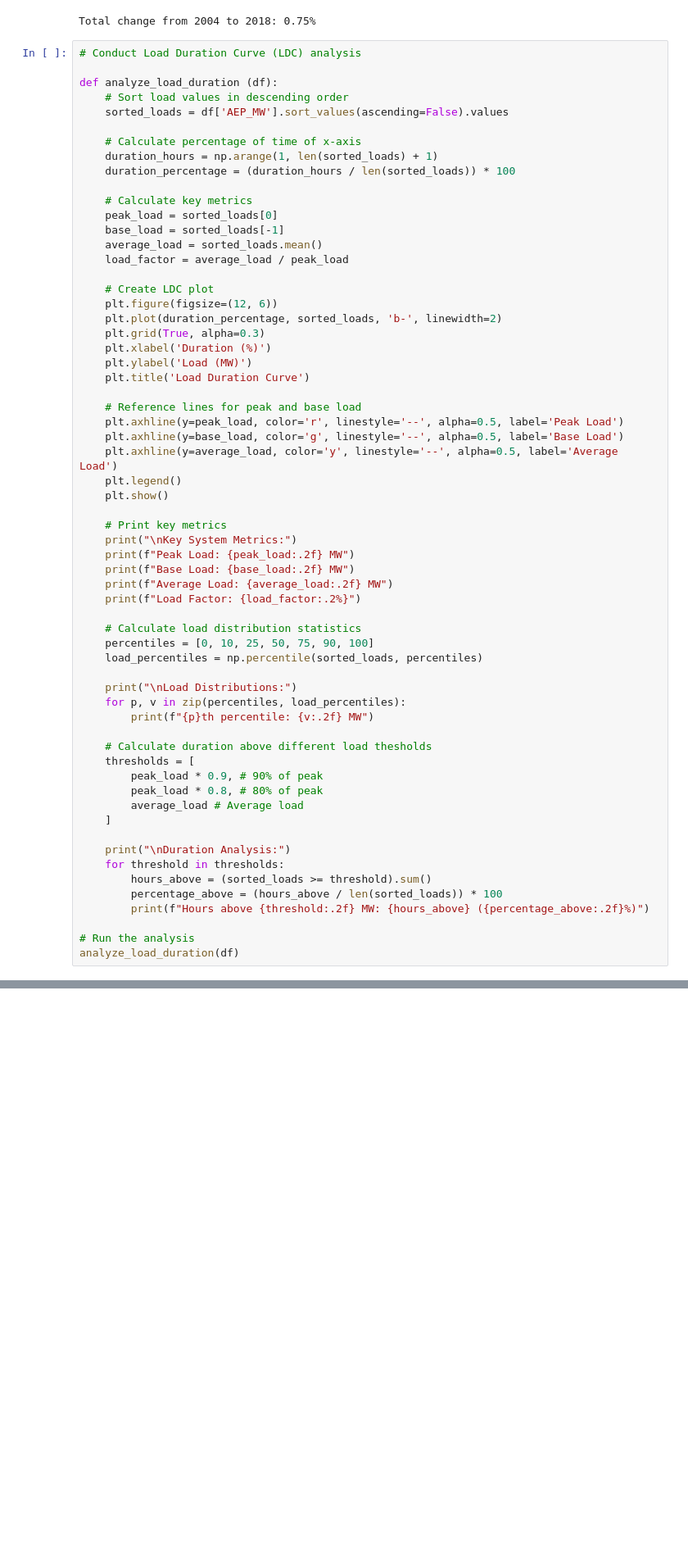
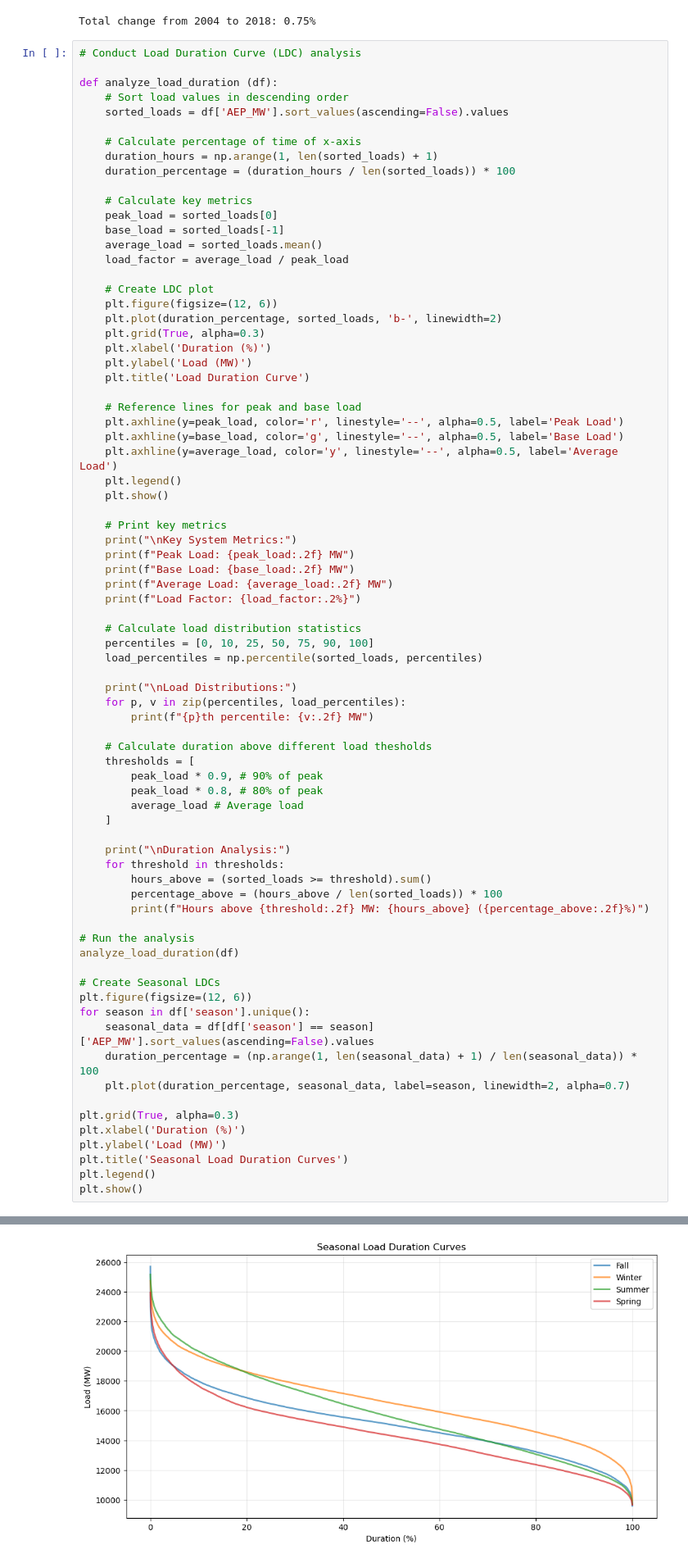
Before and after one commit to brennanlmorris/pjmenergydata, a Jupyter notebook: energy_consumption.ipynb, the cells around one changed output, grey strips where cells are left out. Shown at 82% size. Drawn from its saved outputs; the diff is of its cells as text; blank space fills up the shorter version.

Commit message:
Add seasonal Load Duration Curves

```diff
--- a/energy_consumption.ipynb
+++ b/energy_consumption.ipynb
@@ -455,30 +455,45 @@ def analyze_load_duration (df):
 
     print("\nDuration Analysis:")
     for threshold in thresholds:
         hours_above = (sorted_loads >= threshold).sum()
         percentage_above = (hours_above / len(sorted_loads)) * 100
         print(f"Hours above {threshold:.2f} MW: {hours_above} ({percentage_above:.2f}%)")
 
 # Run the analysis
 analyze_load_duration(df)
+
+# Create Seasonal LDCs
+plt.figure(figsize=(12, 6))
+for season in df['season'].unique():
+    seasonal_data = df[df['season'] == season]['AEP_MW'].sort_values(ascending=False).values
+    duration_percentage = (np.arange(1, len(seasonal_data) + 1) / len(seasonal_data)) * 100
+    plt.plot(duration_percentage, seasonal_data, label=season, linewidth=2, alpha=0.7)
+
+plt.grid(True, alpha=0.3)
+plt.xlabel('Duration (%)')
+plt.ylabel('Load (MW)')
+plt.title('Seasonal Load Duration Curves')
+plt.legend()
+plt.show()
 # %% [output]
 [figure]
 Key System Metrics:
 Peak Load: 25695.00 MW
 Base Load: 9581.00 MW
 Average Load: 15499.51 MW
 Load Factor: 60.32%
 
 Load Distributions:
 0th percentile: 9581.00 MW
 10th percentile: 12197.00 MW
 25th percentile: 13630.00 MW
 50th percentile: 15310.00 MW
 75th percentile: 17200.00 MW
 90th percentile: 19064.80 MW
 100th percentile: 25695.00 MW
 
 Duration Analysis:
 Hours above 23125.50 MW: 319 (0.26%)
 Hours above 20556.00 MW: 4400 (3.63%)
 Hours above 15499.51 MW: 56898 (46.92%)
+[figure, added]
```
